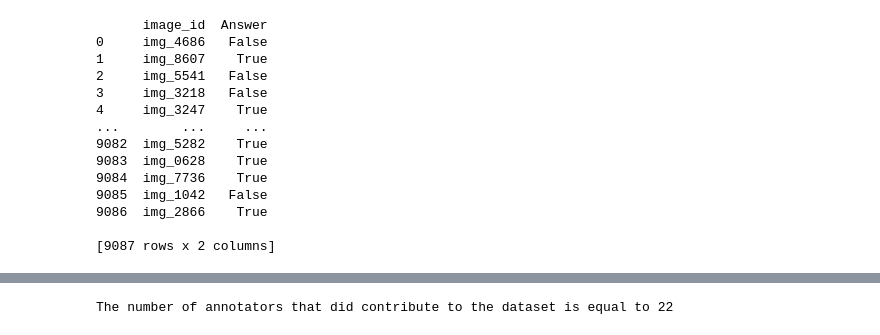
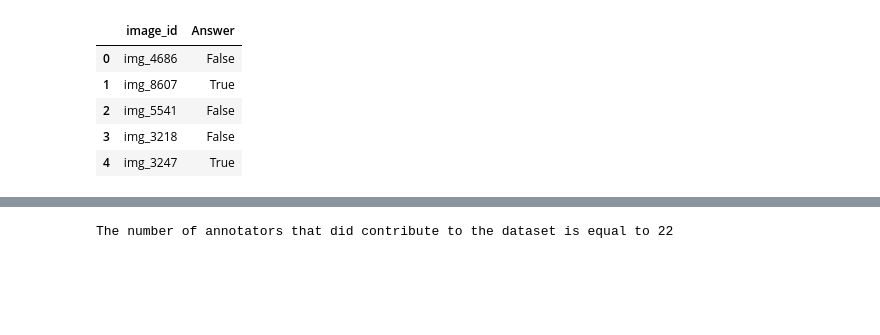
Before and after one commit to manimari/Bicycle_project_crowd_evaluation, a Jupyter notebook: Bicycle_Annotators.ipynb, the cells around one changed output, grey strips where cells are left out. Drawn from its saved outputs; the diff is of its cells as text; code cells hidden in the pictures; blank space fills up the shorter version.

```diff
--- a/Bicycle_Annotators.ipynb
+++ b/Bicycle_Annotators.ipynb
@@ -52,23 +52,15 @@ df_annotators.head()
 
 df_bicycle = pd.DataFrame(data_ref).T.reset_index()
 df_bicycle.columns = ['image_id', 'Answer']
-# %%
-print(df_bicycle)
-# %% [output]
-      image_id  Answer
-0     img_4686   False
-1     img_8607    True
-2     img_5541   False
-3     img_3218   False
-4     img_3247    True
-...        ...     ...
-9082  img_5282    True
-9083  img_0628    True
-9084  img_7736    True
-9085  img_1042   False
-9086  img_2866    True
-
-[9087 rows x 2 columns]
+# %%
+df_bicycle.head()
+# %% [output]
+|  | image_id | Answer |
+| 0 | img_4686 | False |
+| 1 | img_8607 | True |
+| 2 | img_5541 | False |
+| 3 | img_3218 | False |
+| 4 | img_3247 | True |
 # %%
 df = pd.merge(df_annotators, df_bicycle, on="image_id", how="left")
 # %%
```
Also changed, not shown: parts of 10 cells of this notebook, 1 other file.
